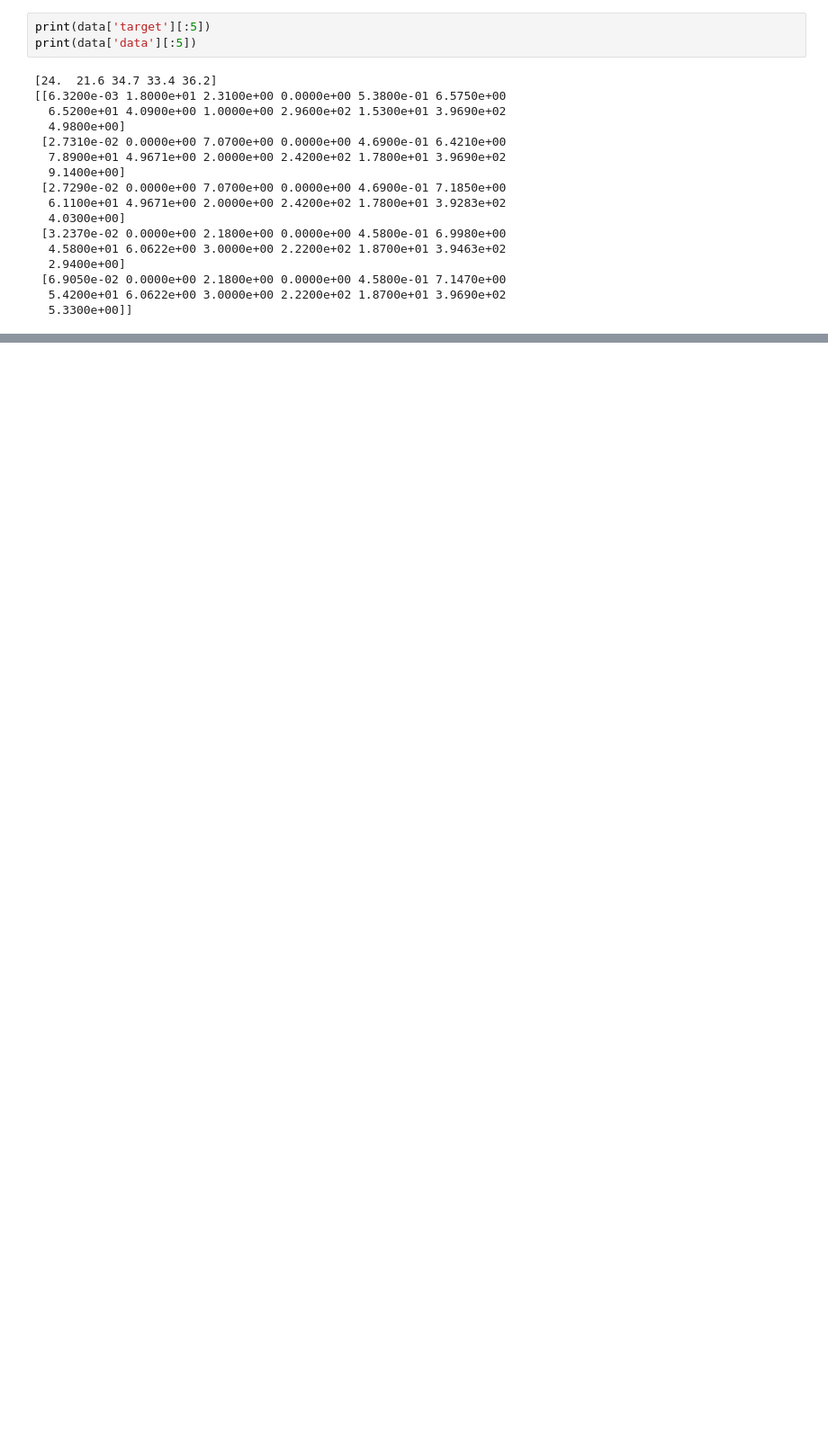
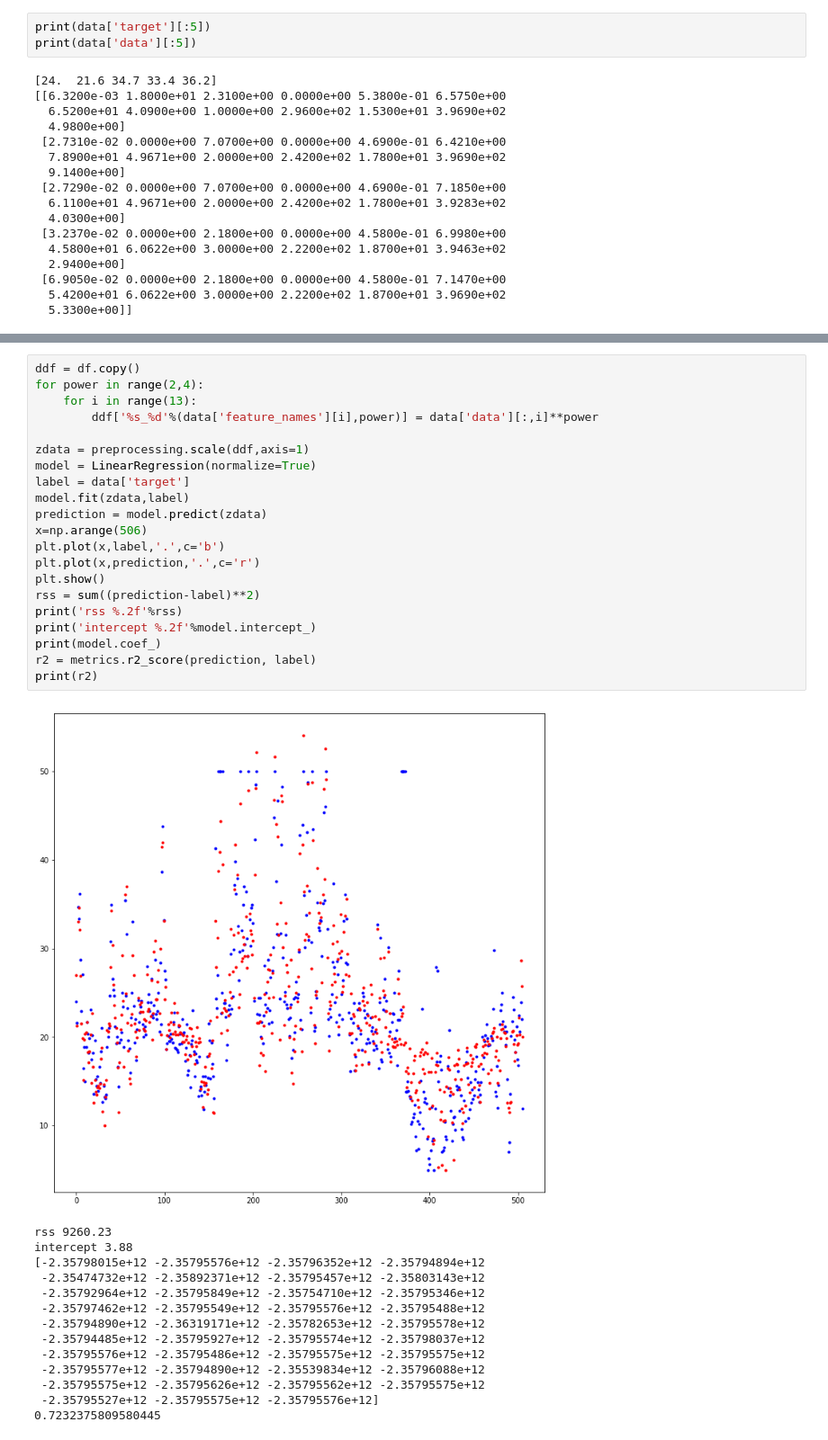
Before and after one commit to neohung/ml_note, a Jupyter notebook: lesson/ML2_Linear_Regression_overfitting.ipynb, the cells around one changed output, grey strips where cells are left out. Shown at 90% size. Drawn from its saved outputs; the diff is of its cells as text; blank space fills up the shorter version.

```diff
--- a/lesson/ML2_Linear_Regression_overfitting.ipynb
+++ b/lesson/ML2_Linear_Regression_overfitting.ipynb
@@ -559,0 +681,36 @@ print(data['data'][:5])
+# %%
+ddf = df.copy()
+for power in range(2,4):
+    for i in range(13):
+        ddf['%s_%d'%(data['feature_names'][i],power)] = data['data'][:,i]**power
+
+zdata = preprocessing.scale(ddf,axis=1)
+model = LinearRegression(normalize=True)
+label = data['target']
+model.fit(zdata,label)
+prediction = model.predict(zdata)
+x=np.arange(506)
+plt.plot(x,label,'.',c='b')
+plt.plot(x,prediction,'.',c='r')
+plt.show()
+rss = sum((prediction-label)**2)
+print('rss %.2f'%rss)
+print('intercept %.2f'%model.intercept_)
+print(model.coef_)
+r2 = metrics.r2_score(prediction, label)
+print(r2)
+# %% [output]
+[figure, added]
+rss 9260.23
+intercept 3.88
+[-2.35798015e+12 -2.35795576e+12 -2.35796352e+12 -2.35794894e+12
+ -2.35474732e+12 -2.35892371e+12 -2.35795457e+12 -2.35803143e+12
+ -2.35792964e+12 -2.35795849e+12 -2.35754710e+12 -2.35795346e+12
+ -2.35797462e+12 -2.35795549e+12 -2.35795576e+12 -2.35795488e+12
+ -2.35794890e+12 -2.36319171e+12 -2.35782653e+12 -2.35795578e+12
+ -2.35794485e+12 -2.35795927e+12 -2.35795574e+12 -2.35798037e+12
+ -2.35795576e+12 -2.35795486e+12 -2.35795575e+12 -2.35795575e+12
+ -2.35795577e+12 -2.35794890e+12 -2.35539834e+12 -2.35796088e+12
+ -2.35795575e+12 -2.35795626e+12 -2.35795562e+12 -2.35795575e+12
+ -2.35795527e+12 -2.35795575e+12 -2.35795576e+12]
+0.7232375809580445
```
Also changed, not shown: parts of 6 cells of this notebook, 27 other files.
